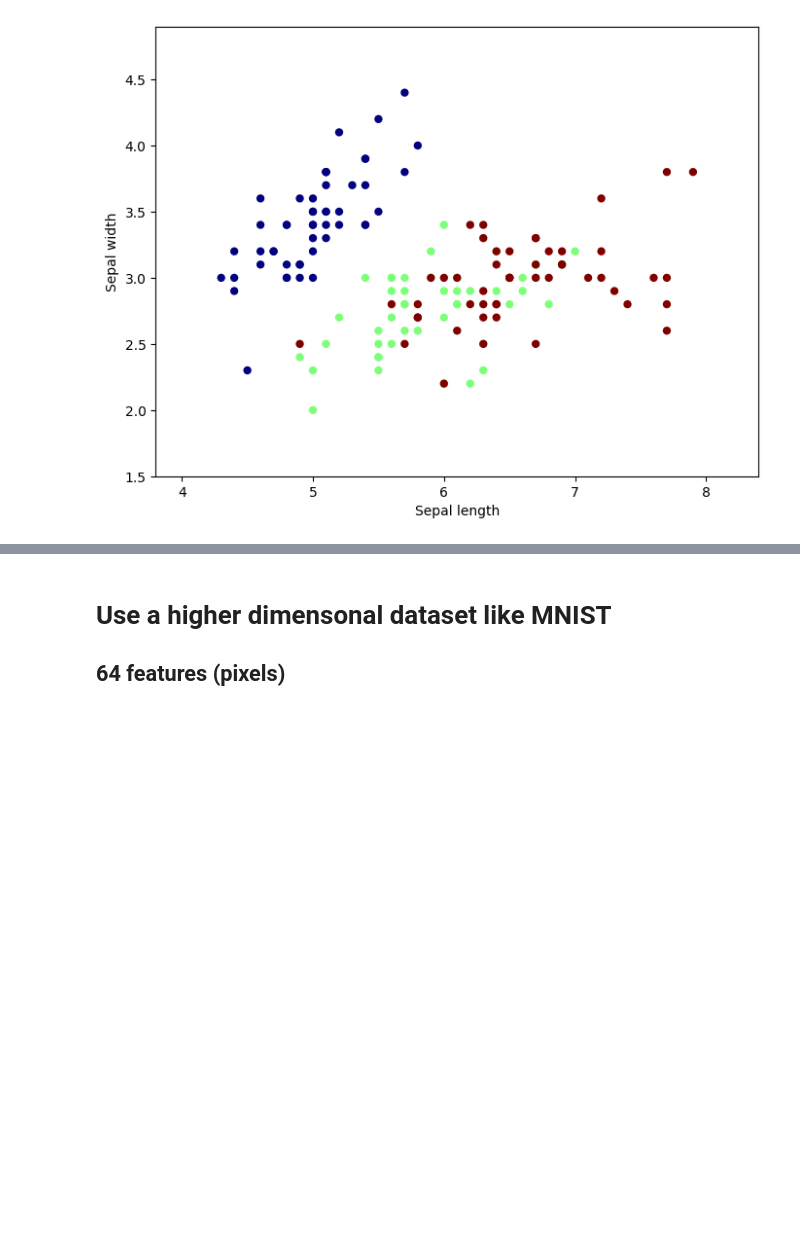
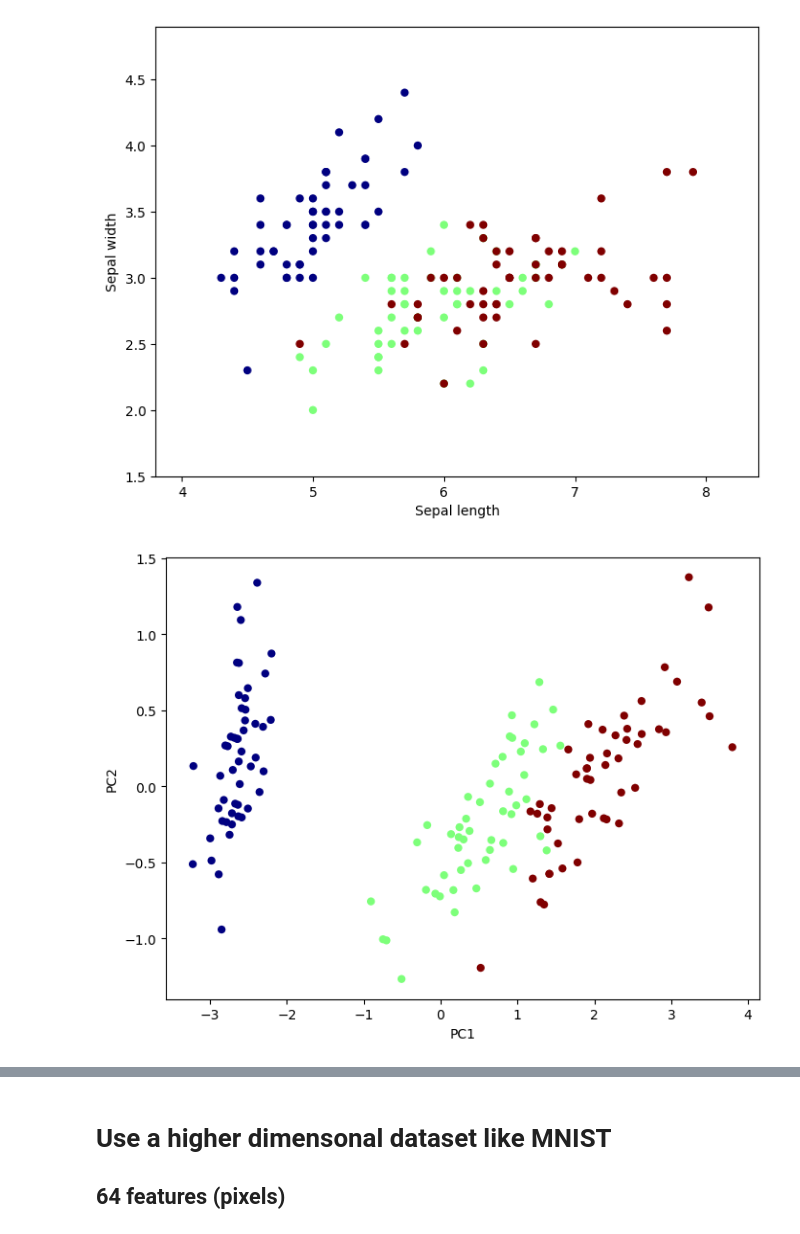
Before and after one commit to mp4402/pythonPrograms, a Jupyter notebook: machineLearningModels2023/clases/dimensionality_reduction.ipynb, the cells around one changed output, grey strips where cells are left out. Saved outputs shown, nothing was run; the diff lists cells and outputs as text; code cells hidden in the pictures; blank space fills up the shorter version.

```diff
--- a/machineLearningModels2023/clases/dimensionality_reduction.ipynb
+++ b/machineLearningModels2023/clases/dimensionality_reduction.ipynb
@@ -26,6 +26,17 @@ plt.ylim(y_min, y_max)
 plt.show()
 # %% [output]
 [figure]
+# %%
+X_reduced = PCA(n_components=2).fit_transform(iris.data)
+
+plt.figure(2, figsize=(8, 6))
+plt.scatter(X_reduced[:, 0], X_reduced[:, 1], c=y, cmap=plt.cm.jet,edgecolor='none')
+plt.xlabel('PC1')
+plt.ylabel('PC2')
+
+plt.show()
+# %% [output]
+[figure, added]
 # %%
 # To getter a better understanding of interaction of the dimensions
 # plot the first three PCA dimensions
```
Also changed, not shown: parts of 2 cells of this notebook, 1 other file.
